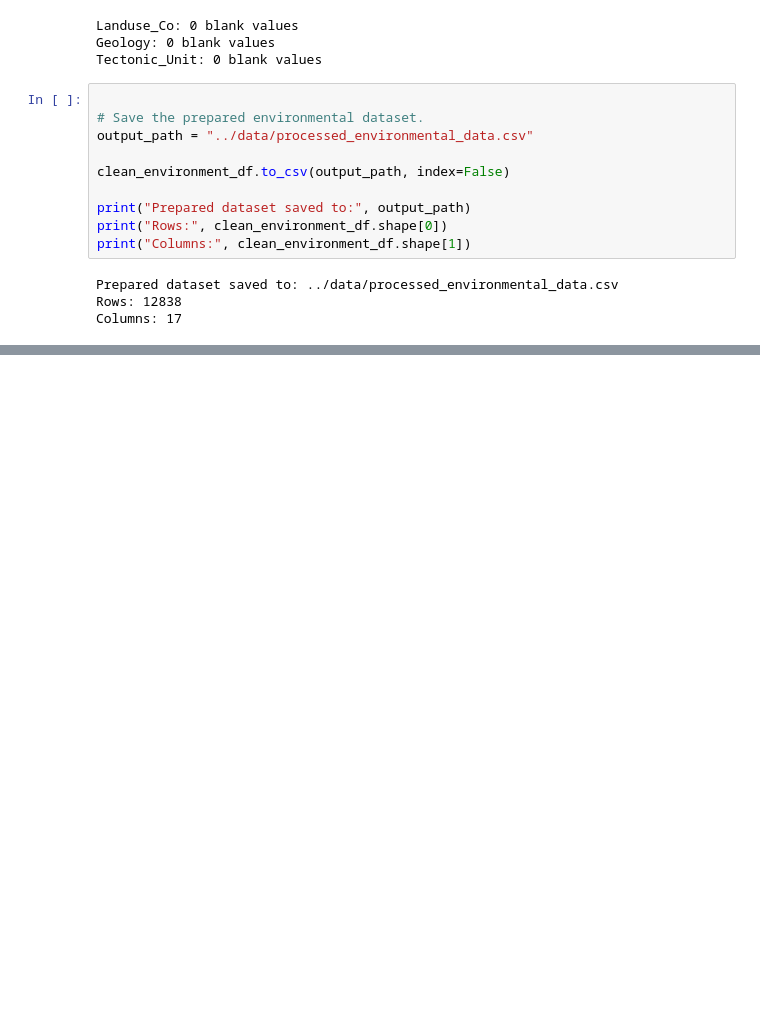
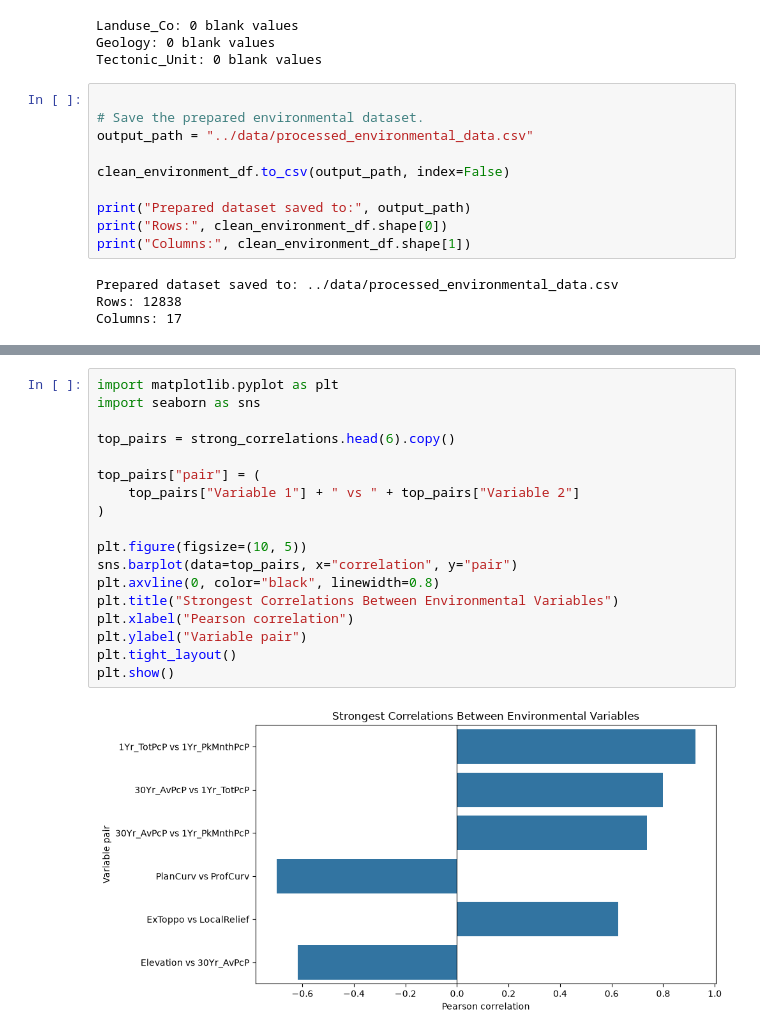
Before and after one commit to Prasuna-Pokharel/nepal-landslide-ml, a Jupyter notebook: notebooks/01_data_exploration.ipynb, the cells around one changed output, grey strips where cells are left out. Drawn from its saved outputs; the diff is of its cells as text; blank space fills up the shorter version.

Commit message:
Add environmental correlation analysis

```diff
--- a/notebooks/01_data_exploration.ipynb
+++ b/notebooks/01_data_exploration.ipynb
@@ -1232,0 +1310,20 @@ Columns: 17
+# %%
+import matplotlib.pyplot as plt
+import seaborn as sns
+
+top_pairs = strong_correlations.head(6).copy()
+
+top_pairs["pair"] = (
+    top_pairs["Variable 1"] + " vs " + top_pairs["Variable 2"]
+)
+
+plt.figure(figsize=(10, 5))
+sns.barplot(data=top_pairs, x="correlation", y="pair")
+plt.axvline(0, color="black", linewidth=0.8)
+plt.title("Strongest Correlations Between Environmental Variables")
+plt.xlabel("Pearson correlation")
+plt.ylabel("Variable pair")
+plt.tight_layout()
+plt.show()
+# %% [output]
+[figure, added]
```
Also changed, not shown: parts of 3 cells of this notebook.
